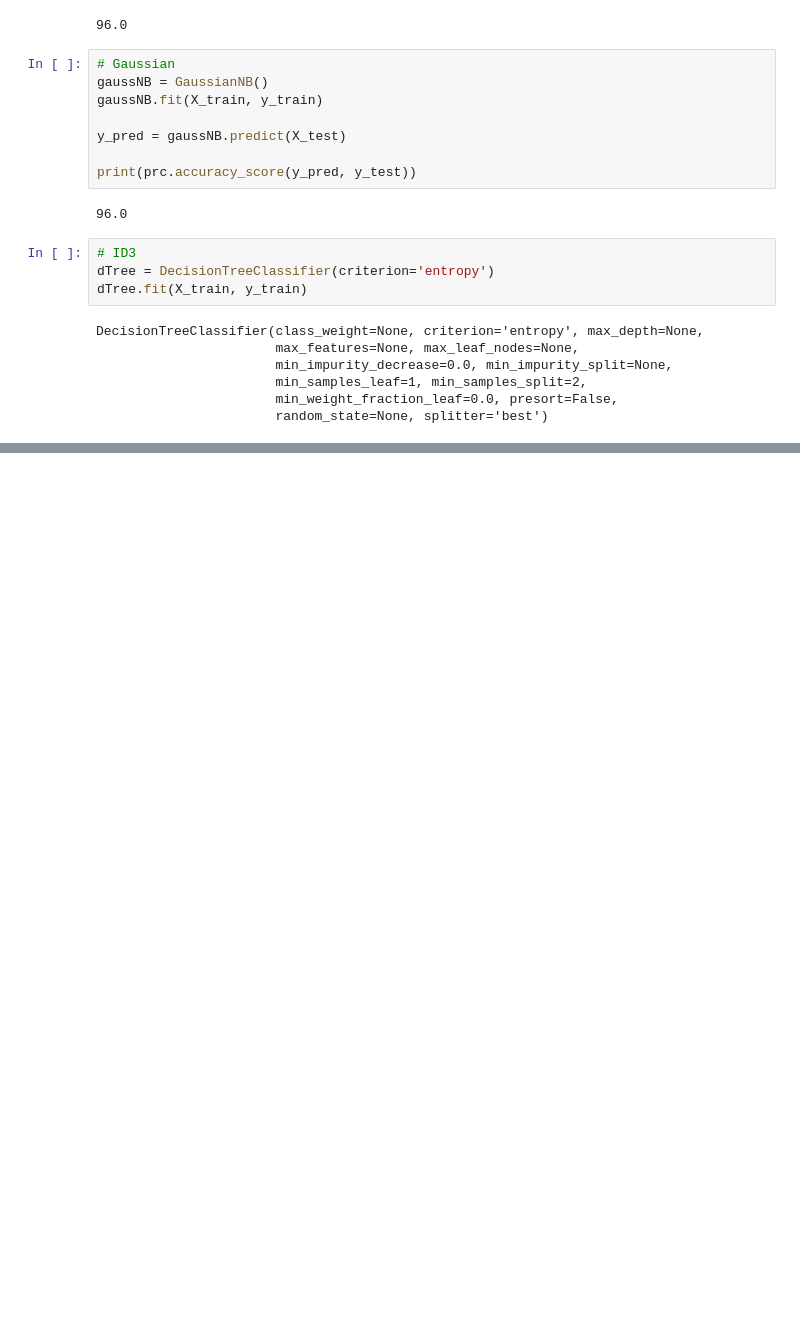
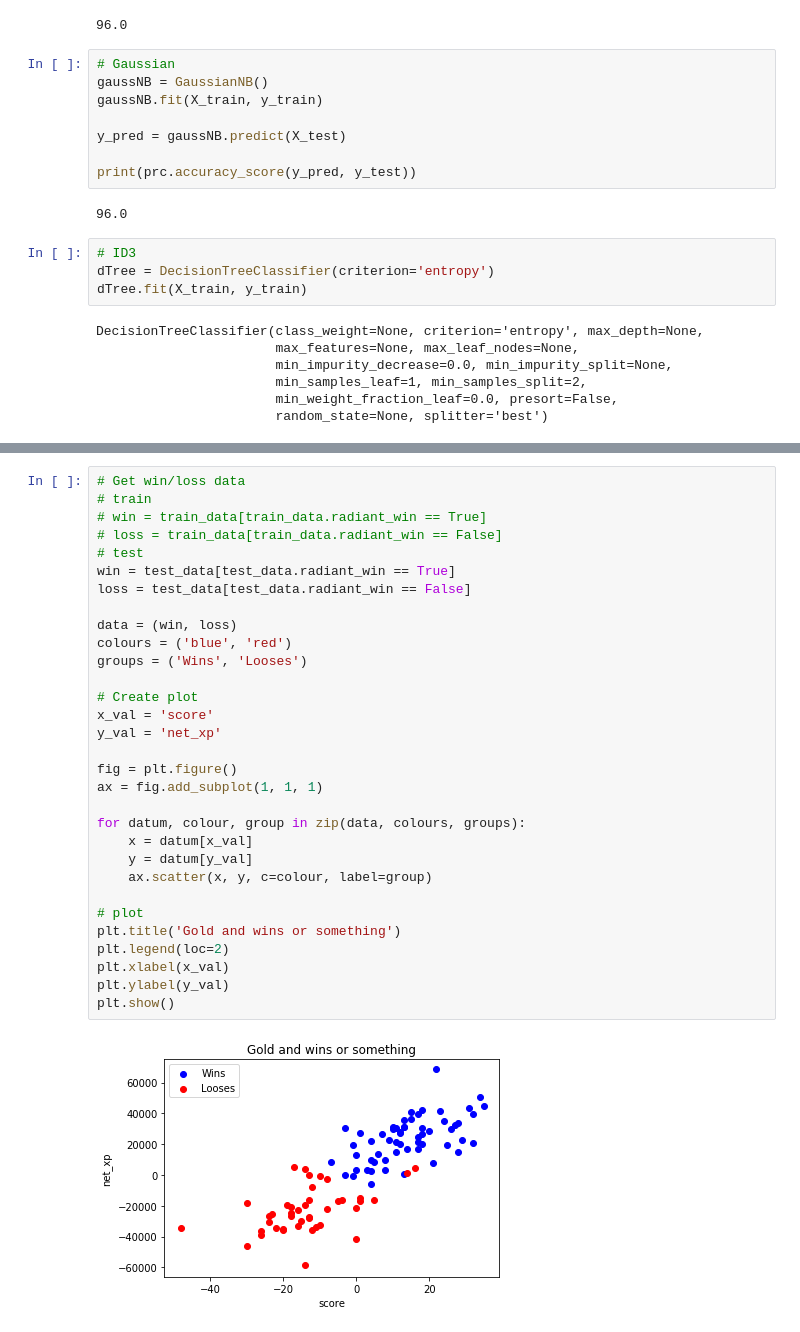
Before and after one commit to nikola-rados/seng474-project, a Jupyter notebook: notebooks/analysis.ipynb, the cells around one changed output, grey strips where cells are left out. Drawn from its saved outputs; the diff is of its cells as text; blank space fills up the shorter version.

Commit message:
Add plot

```diff
--- a/notebooks/analysis.ipynb
+++ b/notebooks/analysis.ipynb
@@ -73,0 +76,33 @@ display(plot_tree(dTree, feature_names=X_train.keys().values))
+# %%
+# Get win/loss data
+# train
+# win = train_data[train_data.radiant_win == True]
+# loss = train_data[train_data.radiant_win == False]
+# test
+win = test_data[test_data.radiant_win == True]
+loss = test_data[test_data.radiant_win == False]
+
+data = (win, loss)
+colours = ('blue', 'red')
+groups = ('Wins', 'Looses')
+
+# Create plot
+x_val = 'score'
+y_val = 'net_xp'
+
+fig = plt.figure()
+ax = fig.add_subplot(1, 1, 1)
+
+for datum, colour, group in zip(data, colours, groups):
+    x = datum[x_val]
+    y = datum[y_val]
+    ax.scatter(x, y, c=colour, label=group)
+
+# plot
+plt.title('Gold and wins or something')
+plt.legend(loc=2)
+plt.xlabel(x_val)
+plt.ylabel(y_val)
+plt.show()
+# %% [output]
+[figure, added]
```
Also changed, not shown: parts of 2 cells of this notebook.
